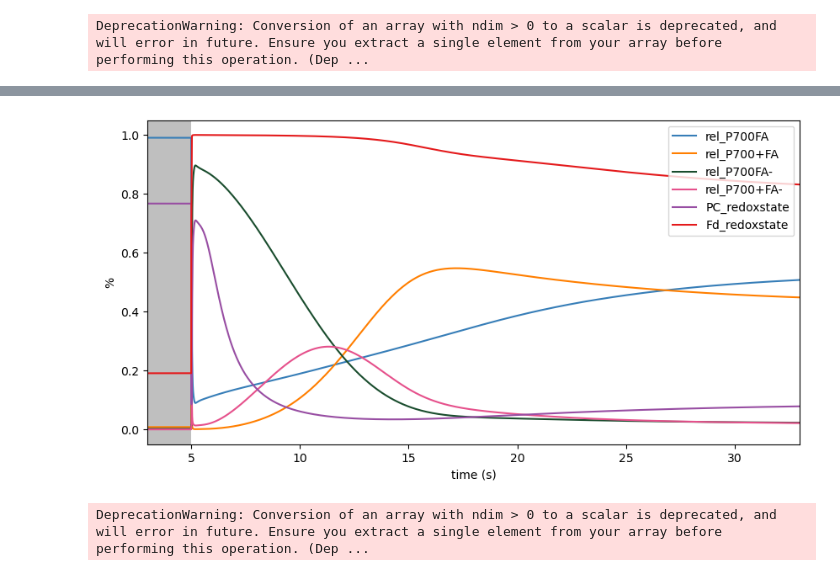
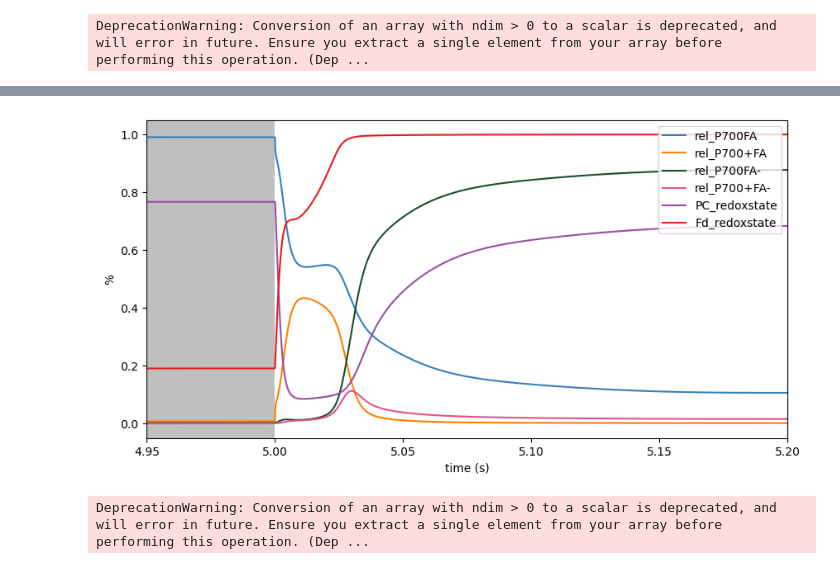
Before and after one commit to A-Potthoff/QTB_modeling, a Jupyter notebook: analyses/investigate_PS1_behaviour.ipynb, the cells around one changed output, grey strips where cells are left out. Saved outputs shown, nothing was run; the diff lists cells and outputs as text; code cells hidden in the pictures.

```diff
--- a/analyses/investigate_PS1_behaviour.ipynb
+++ b/analyses/investigate_PS1_behaviour.ipynb
@@ -115,7 +115,7 @@ pfd_dark = 30
 pfd_light = 1000
 t_to_0 = 5
 t_after_0 = 100
-t_borders = [3, 33]
+t_borders = [4.95, 5.2]
 
 simulate_change(s, y1, "pfd", pfd_dark, pfd_light, t_to_0, t_after_0)
 
@@ -127,4 +128,4 @@ fig,ax = plot_change(results_df = results_df.loc[:, ["rel_P700FA", "rel_P700+FA"
-[figure, old version]
+[figure, new version]
 # %%
 folder = "figures/new_model/pfd_dynamics/"
 zoom = ""
```
Also changed, not shown: parts of 2 cells of this notebook, 5 other files.
